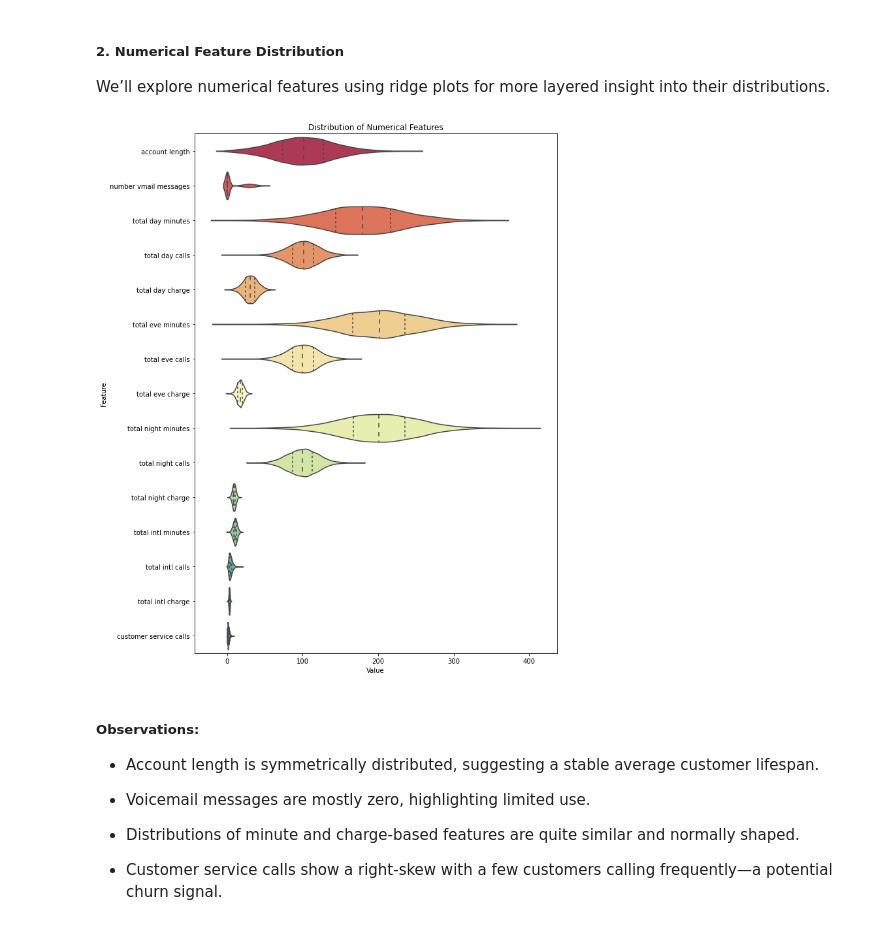
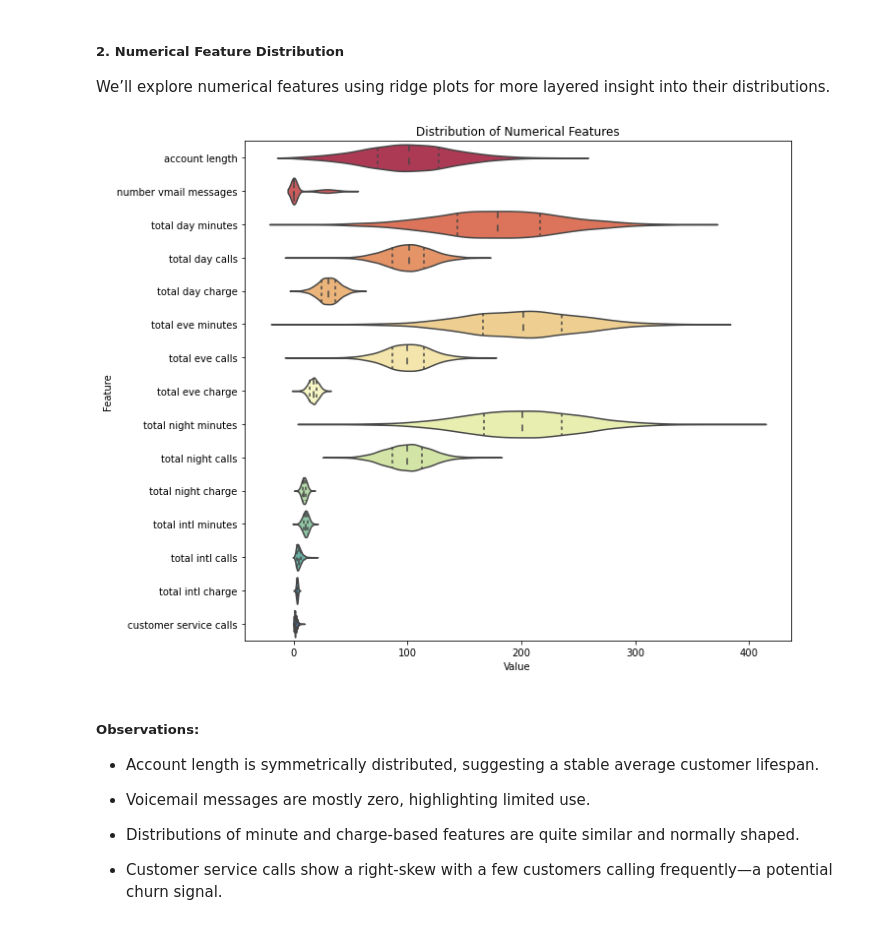
Before and after one commit to Shemnderitu/SyriaTel-Customer-Churn-Project, a Jupyter notebook: churn_prediction.ipynb, the cells around one changed output. Drawn from its saved outputs; the diff is of its cells as text; code cells hidden in the pictures.

```diff
--- a/churn_prediction.ipynb
+++ b/churn_prediction.ipynb
@@ -212,18 +195,18 @@ We’ll explore numerical features using ridge plots for more layered insight in
 # %%
 
 # Exclude some non-numeric columns and target
 num_columns = df.drop(columns=['phone number', 'state', 'churn', 'international plan', 'voice mail plan'], errors='ignore').select_dtypes(include=['int64', 'float64']).columns
 
 # Create a melt DataFrame for seaborn
 df_melted = df[num_columns].melt(var_name='Feature', value_name='Value')
 
-plt.figure(figsize=(10, 12))
+plt.figure(figsize=(10, 8))
 sns.violinplot(data=df_melted, x='Value', y='Feature', palette='Spectral', scale='width', inner='quartile')
 plt.title('Distribution of Numerical Features')
 plt.tight_layout()
 plt.show()
 # %% [output]
-[figure, old version]
+[figure, new version]
 # %% [markdown]
 ##### Observations:
 - Account length is symmetrically distributed, suggesting a stable average customer lifespan.
```
Also changed, not shown: parts of 23 cells of this notebook.
